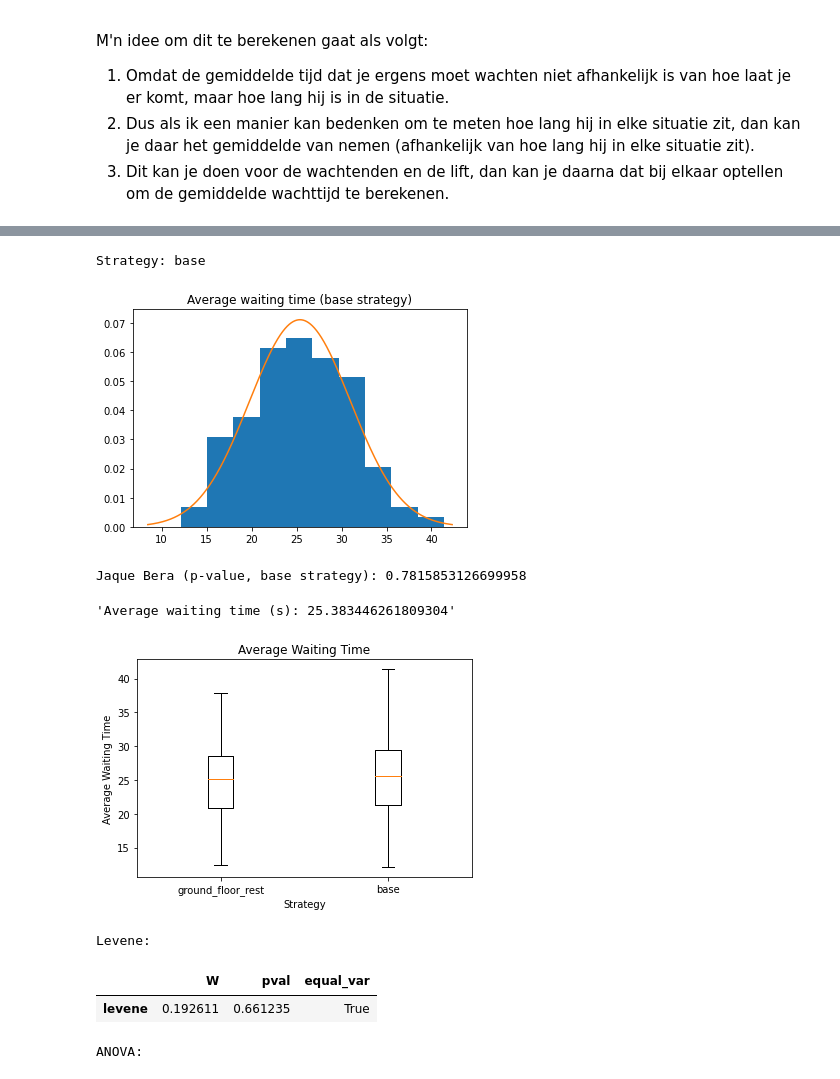
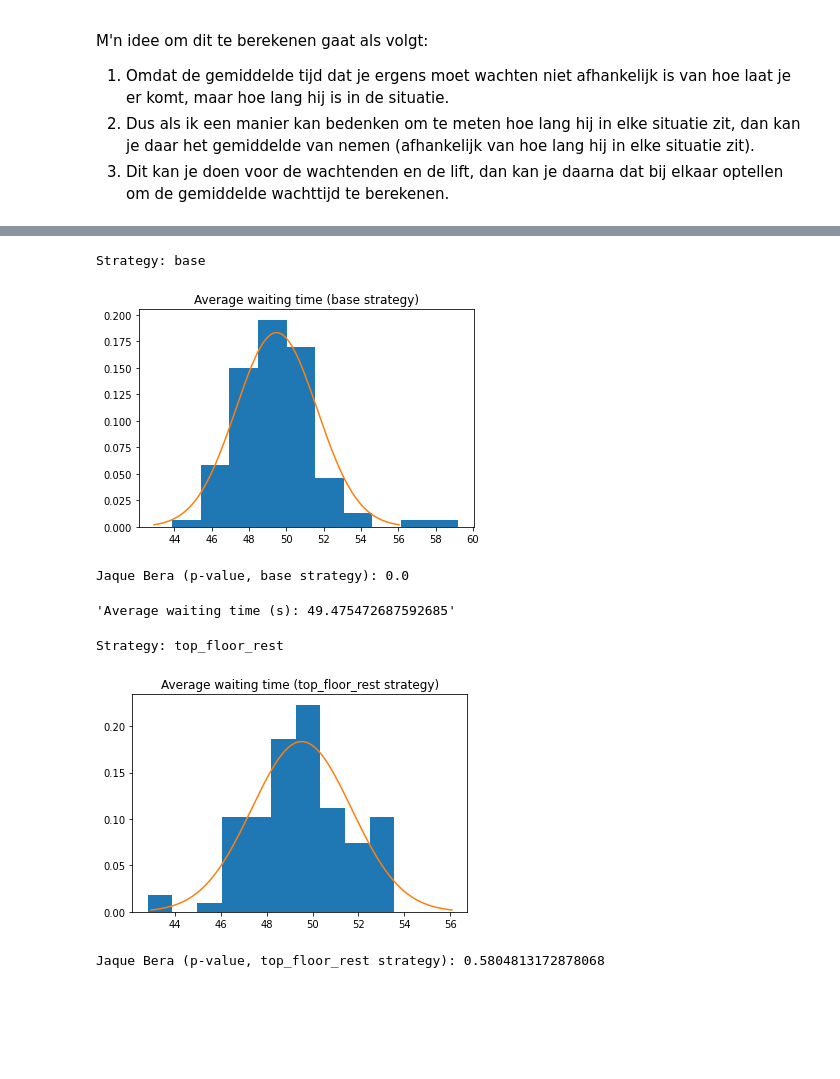
Before and after one commit to michadenheijer/AdvancedSimulation, a Jupyter notebook: analyze_results.ipynb, the cells around one changed output, grey strips where cells are left out. Cells and saved outputs as stored; diff of their text form; code cells hidden in the pictures; blank space fills up the shorter version.

Commit message:
Final results

```diff
--- a/analyze_results.ipynb
+++ b/analyze_results.ipynb
@@ -42,7 +42,7 @@ import os
 
 from tqdm import tqdm
 
-SIMULATION_TIME = 3600
+SIMULATION_TIME = 68400
 STARTING_TIME = 18000.0
 
 P_VALUE = 0.05
@@ -418,44 +438,45 @@ M'n idee om dit te berekenen gaat als volgt:
 # %%
 waiting_time_total = pd.DataFrame()
 
-print("Started...")
-print("This will take a while")
+
 for strategy_name, d in DATA.items():
-    # if os.path.exists(f"results/parsed/waiting/{last_run}_{strategy_name}.pickle"):
-    #     continue
-
     print(f"Strategy: {strategy_name}")
     total_people_waiting_at_time = d["waiting"].sum()
     waiting_in_line_change = total_people_waiting_at_time.diff()
     waiting_in_line_change.loc[:, STARTING_TIME] = 0 # beginning has no change
     only_waiting_in_line_change = waiting_in_line_change[waiting_in_line_change != 0].dropna()
 
-    determine_time = only_waiting_in_line_change.copy()
-    time_diff_list = []
-    time_diff_dict = {}
-    for (iter, time), v in tqdm(only_waiting_in_line_change[only_waiting_in_line_change > 0].iteritems()):
-        for _ in range(int(v)):
-            determine_time.sort_index(inplace=True)
+    positive_change = only_waiting_in_line_change[only_waiting_in_line_change > 0]
+    negative_change = only_waiting_in_line_change[only_waiting_in_line_change < 0]
 
-            try: # fails for last arrivals, which do not complete their journey thus we ignore them
-                _curr_index = determine_time[determine_time < 0].loc[iter].index
+    for c in positive_change.unique():
+        to_concat = [positive_change]
+        for _ in range(int(c) - 1):
+            to_concat.append(positive_change[positive_change == c])
+        positive_change = pd.concat(to_concat)
 
-                if len(_curr_index) > 0: # Only run if still left
-                    time_diff = _curr_index[0] - time
-                    time_diff_dict[iter] = time_diff_dict.get(iter, []) + [time_diff]
-                    time_diff_list.append(time_diff)
-                    determine_time.loc[iter, _curr_index[0]] += 1
+    positive_change.sort_index(inplace=True)
 
-            except Exception:
-                pass
+    for c in negative_change.unique():
+        to_concat = [negative_change]
+        for _ in range(int(-1*c) - 1):
+            to_concat.append(negative_change[negative_change == c])
+        negative_change = pd.concat(to_concat)
 
-            # determine_time[determine_time < 0].loc[iter].iloc[0] += 1
-    waiting_approx = pd.DataFrame(dict([ (k,pd.Series(v)) for k,v in time_diff_dict.items() ]))
-    waiting_approx.to_pickle(f"results/parsed/waiting/{last_run}_{strategy_name}.pickle")
-    waiting_per_iteration = waiting_approx.mean()
+    positive_change.sort_index(inplace=True)
+    positive_change = positive_change.to_frame()
+    positive_change = positive_change.set_index(positive_change.groupby(level=0).cumcount(), append=True)
+    positive_change = positive_change.reset_index(level = 1)
+    negative_change.sort_index(inplace=True)
+    negative_change = negative_change.to_frame()
+    negative_change = negative_change.set_index(negative_change.groupby(level=0).cumcount(), append=True)
+    negative_change = negative_change.reset_index(level = 1)
+
+    change_times = positive_change["time"].to_frame().join(negative_change["time"], lsuffix="-p", rsuffix="-n")
+    waiting_per_iteration = (change_times["time-n"] - change_times["time-p"]).groupby(level=0).mean()
+
 
     waiting_time_total.loc[:, strategy_name] = waiting_per_iteration
-
     plt.hist(waiting_per_iteration, density=True)
     plt.title(f"Average waiting time ({strategy_name} strategy)")
     _mean, _std = sts.norm.fit(waiting_per_iteration)
@@ -474,7 +495,6 @@ for strategy_name, d in DATA.items():
     plt.show()
     print(f"Jaque Bera (p-value, {strategy_name} strategy): {sts.jarque_bera(waiting_per_iteration).pvalue}")
 
-
     average_waiting = waiting_per_iteration.mean()
     display(f"Average waiting time (s): {average_waiting}")
 
@@ -484,19 +504,19 @@ plt.xlabel("Strategy")
 plt.ylabel("Average Waiting Time")
 plt.show()
 
-__test_df = waiting_time_total.stack().reset_index()
+___test_df = waiting_time_total.stack().reset_index()
 
 print("Levene:")
-hom_test = pg.homoscedasticity(__test_df, dv=0, group="level_1")
+hom_test = pg.homoscedasticity(___test_df, dv=0, group="level_1")
 display(hom_test)
 
 if hom_test["equal_var"].iloc[0]:
     print("ANOVA:")
-    display(pg.anova(__test_df, dv=0, between="level_1", detailed=True))
+    display(pg.anova(___test_df, dv=0, between="level_1", detailed=True))
 else:
-    print("Welch ANOVA")
-    display(pg.welch_anova(__test_df, dv=0, between="level_1"))
+    print("Welch ANOVA:")
+    display(pg.welch_anova(___test_df, dv=0, between="level_1"))
 
 print("Pairwise t-test:")
-display(pg.pairwise_tukey(__test_df, dv=0, between="level_1"))
+display(pg.pairwise_tukey(___test_df, dv=0, between="level_1"))
 # %% [output]
@@ -509,9 +527,7 @@ Jaque Bera (p-value, ground_floor_rest strategy): 0.8265473109266058
 Strategy: base
-[figure, old version]
+[figure, new version]
-Jaque Bera (p-value, base strategy): 0.7815853126699958
+Jaque Bera (p-value, base strategy): 0.0
-'Average waiting time (s): 25.383446261809304'
+'Average waiting time (s): 49.475472687592685'
+Strategy: top_floor_rest
-[figure, old version]
+[figure, new version]
-Levene:
-|  | W | pval | equal_var |
-| levene | 0.192611 | 0.661235 | True |
-ANOVA:
+Jaque Bera (p-value, top_floor_rest strategy): 0.5804813172878068
```
Also changed, not shown: parts of 11 cells of this notebook, 21 other files.
